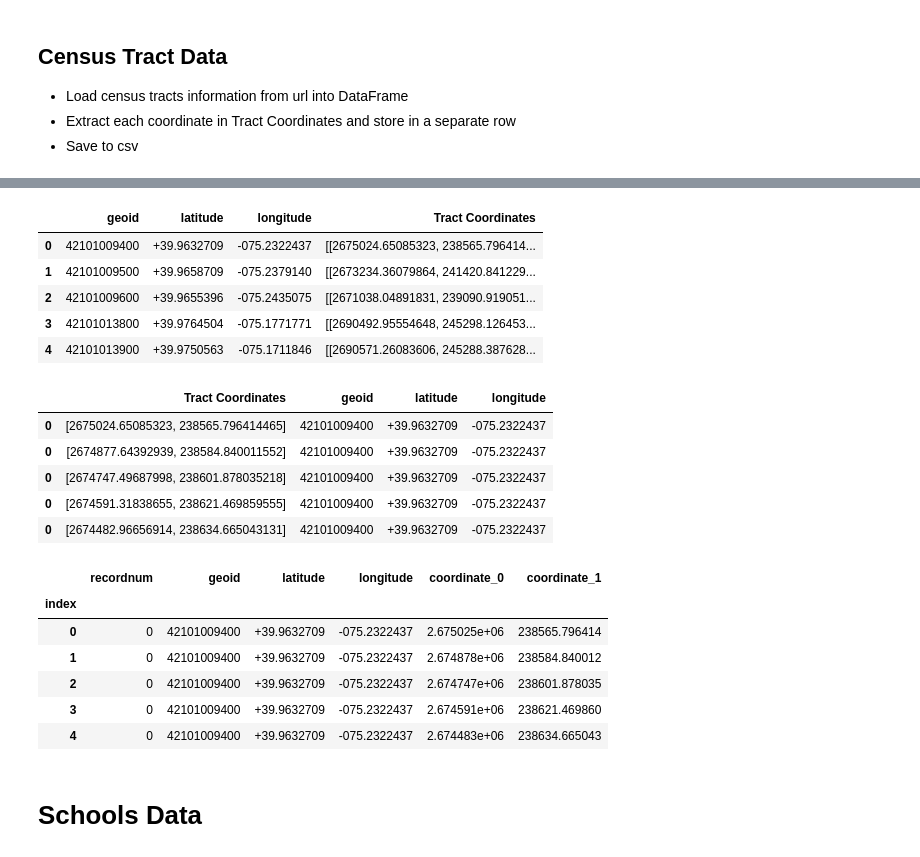
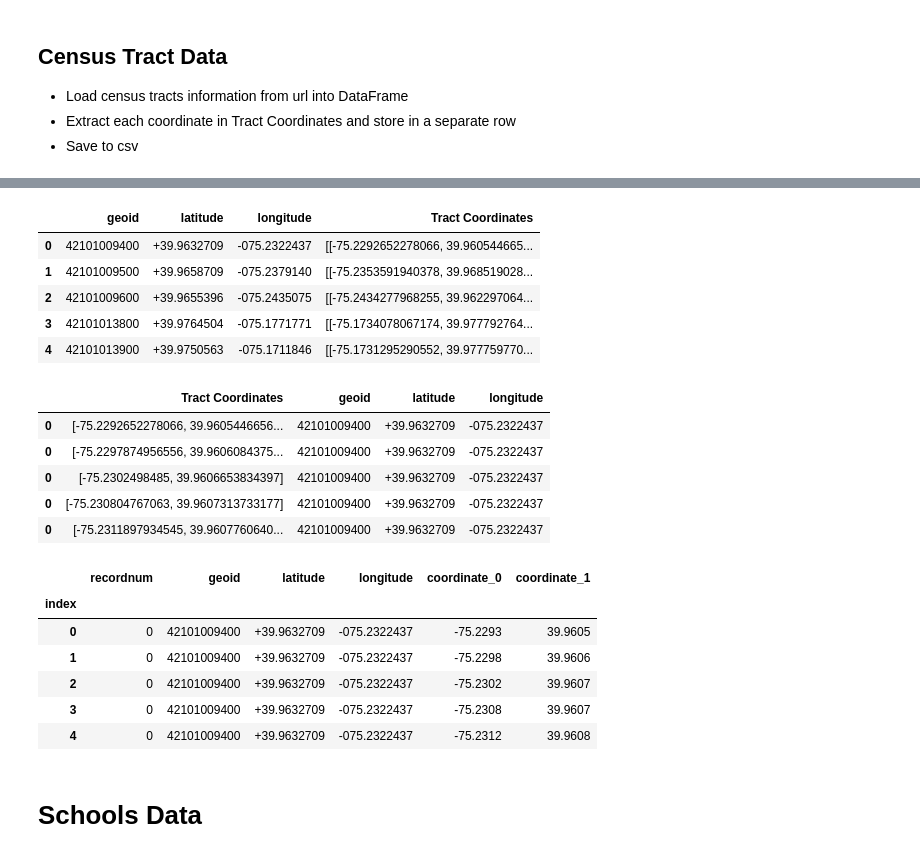
Before and after one commit to caitbeatty/project2, a Jupyter notebook: API datasources/Household_Income_and_Census_Data.ipynb, the cells around one changed output, grey strips where cells are left out. Saved outputs shown, nothing was run; the diff lists cells and outputs as text; code cells hidden in the pictures.

Commit message:
census data source changed

```diff
--- a/API datasources/Household_Income_and_Census_Data.ipynb
+++ b/API datasources/Household_Income_and_Census_Data.ipynb
@@ -166,10 +166,10 @@ Geometry = []
 
 # Loop through each record in json data and append data to relevant list
 for info in census_tracts_data:
-    GEOID.append(info['attributes']['GEOID10'])
-    Lat.append(info['attributes']['INTPTLAT10'])
-    Lng.append(info['attributes']['INTPTLON10'])
-    Geometry.append(info['geometry']['rings'][0])
+    GEOID.append(info['properties']['GEOID10'])
+    Lat.append(info['properties']['INTPTLAT10'])
+    Lng.append(info['properties']['INTPTLON10'])
+    Geometry.append(info['geometry']['coordinates'][0])
 # %%
 # Create a DataFrame to store information
 census_tracts_df = pd.DataFrame({"geoid": GEOID, "latitude": Lat,\
@@ -178,11 +178,11 @@ census_tracts_df = pd.DataFrame({"geoid": GEOID, "latitude": Lat,\
 census_tracts_df.head()
 # %% [output]
 |  | geoid | latitude | longitude | Tract Coordinates |
-| 0 | 42101009400 | +39.9632709 | -075.2322437 | [[2675024.65085323, 238565.796414... |
-| 1 | 42101009500 | +39.9658709 | -075.2379140 | [[2673234.36079864, 241420.841229... |
-| 2 | 42101009600 | +39.9655396 | -075.2435075 | [[2671038.04891831, 239090.919051... |
-| 3 | 42101013800 | +39.9764504 | -075.1771771 | [[2690492.95554648, 245298.126453... |
-| 4 | 42101013900 | +39.9750563 | -075.1711846 | [[2690571.26083606, 245288.387628... |
+| 0 | 42101009400 | +39.9632709 | -075.2322437 | [[-75.2292652278066, 39.960544665... |
+| 1 | 42101009500 | +39.9658709 | -075.2379140 | [[-75.2353591940378, 39.968519028... |
+| 2 | 42101009600 | +39.9655396 | -075.2435075 | [[-75.2434277968255, 39.962297064... |
+| 3 | 42101013800 | +39.9764504 | -075.1771771 | [[-75.1734078067174, 39.977792764... |
+| 4 | 42101013900 | +39.9750563 | -075.1711846 | [[-75.1731295290552, 39.977759770... |
 # %%
 # Expand Tract Coordinates such that each point is a separate row
 expanded_df = pd.DataFrame()
@@ -197,29 +197,29 @@ for row in census_tracts_df.index:
 expanded_df.head()
 # %% [output]
 |  | Tract Coordinates | geoid | latitude | longitude |
-| 0 | [2675024.65085323, 238565.796414465] | 42101009400 | +39.9632709 | -075.2322437 |
-| 0 | [2674877.64392939, 238584.840011552] | 42101009400 | +39.9632709 | -075.2322437 |
-| 0 | [2674747.49687998, 238601.878035218] | 42101009400 | +39.9632709 | -075.2322437 |
-| 0 | [2674591.31838655, 238621.469859555] | 42101009400 | +39.9632709 | -075.2322437 |
-| 0 | [2674482.96656914, 238634.665043131] | 42101009400 | +39.9632709 | -075.2322437 |
+| 0 | [-75.2292652278066, 39.9605446656... | 42101009400 | +39.9632709 | -075.2322437 |
+| 0 | [-75.2297874956556, 39.9606084375... | 42101009400 | +39.9632709 | -075.2322437 |
+| 0 | [-75.2302498485, 39.9606653834397] | 42101009400 | +39.9632709 | -075.2322437 |
+| 0 | [-75.230804767063, 39.9607313733177] | 42101009400 | +39.9632709 | -075.2322437 |
+| 0 | [-75.2311897934545, 39.9607760640... | 42101009400 | +39.9632709 | -075.2322437 |
 # %%
 # Create a DataFrame that splits Tract Coordinates into separate points
-census_tracts_summary_df = expanded_df.copy()
-census_tracts_summary_df['coordinate_0'] = [i[0] for i in census_tracts_summary_df['Tract Coordinates']]
-census_tracts_summary_df['coordinate_1'] = [i[1] for i in census_tracts_summary_df['Tract Coordinates']]
+census_summary_df = expanded_df.copy()
+census_summary_df['coordinate_0'] = [i[0] for i in census_summary_df['Tract Coordinates']]
+census_summary_df['coordinate_1'] = [i[1] for i in census_summary_df['Tract Coordinates']]
 
 # Drop unused column
 # Reset index and rename columns
-census_tracts_summary_df.drop(columns = ['Tract Coordinates'], inplace = True)
-census_tracts_summary_df.reset_index(inplace = True)
-census_tracts_summary_df.rename(columns={"index":"recordnum"}, inplace = True)
-census_tracts_summary_df.index.names = ['index']
-census_tracts_summary_df.head()
+census_summary_df.drop(columns = ['Tract Coordinates'], inplace = True)
+census_summary_df.reset_index(inplace = True)
+census_summary_df.rename(columns={"index":"recordnum"}, inplace = True)
+census_summary_df.index.names = ['index']
+census_summary_df.head()
 # %% [output]
 |  | recordnum | geoid | latitude | longitude | coordinate_0 | coordinate_1 |
 | index |  |  |  |  |  |  |
-| 0 | 0 | 42101009400 | +39.9632709 | -075.2322437 | 2.675025e+06 | 238565.796414 |
-| 1 | 0 | 42101009400 | +39.9632709 | -075.2322437 | 2.674878e+06 | 238584.840012 |
-| 2 | 0 | 42101009400 | +39.9632709 | -075.2322437 | 2.674747e+06 | 238601.878035 |
-| 3 | 0 | 42101009400 | +39.9632709 | -075.2322437 | 2.674591e+06 | 238621.469860 |
-| 4 | 0 | 42101009400 | +39.9632709 | -075.2322437 | 2.674483e+06 | 238634.665043 |
+| 0 | 0 | 42101009400 | +39.9632709 | -075.2322437 | -75.2293 | 39.9605 |
+| 1 | 0 | 42101009400 | +39.9632709 | -075.2322437 | -75.2298 | 39.9606 |
+| 2 | 0 | 42101009400 | +39.9632709 | -075.2322437 | -75.2302 | 39.9607 |
+| 3 | 0 | 42101009400 | +39.9632709 | -075.2322437 | -75.2308 | 39.9607 |
+| 4 | 0 | 42101009400 | +39.9632709 | -075.2322437 | -75.2312 | 39.9608 |
```
Also changed, not shown: parts of 13 cells of this notebook, 3 other files.
